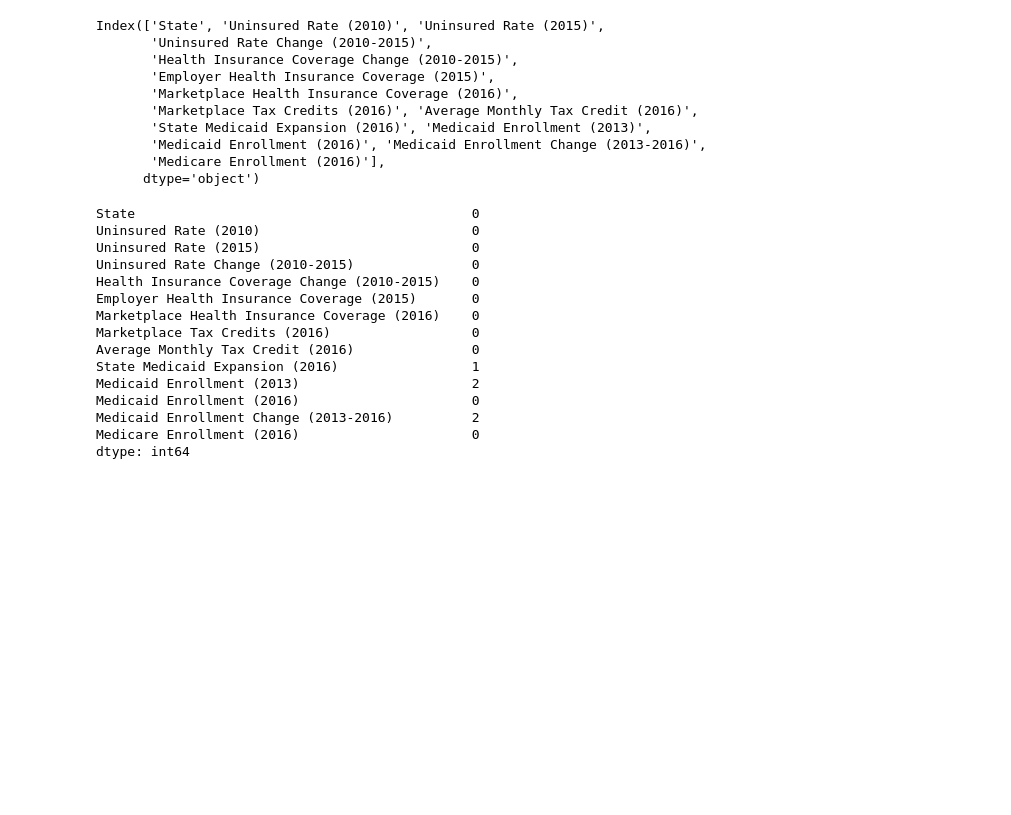
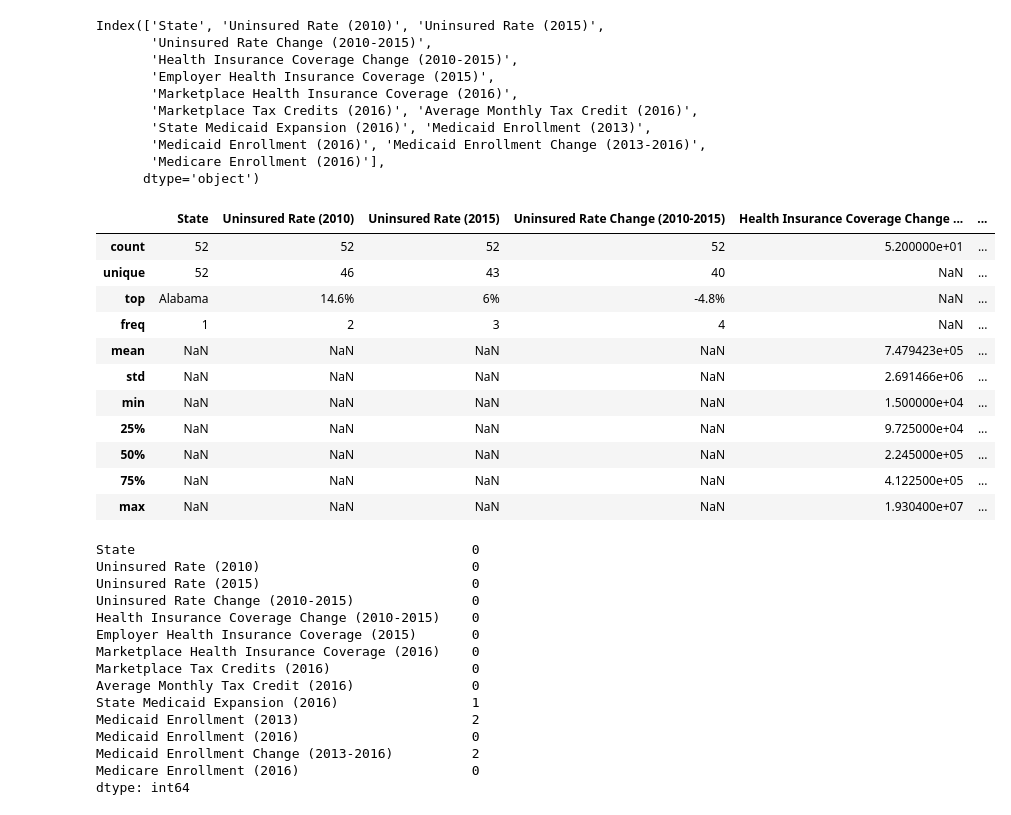
Before and after one commit to arimartorano/healthinsuranceanalysis, a Jupyter notebook: EDA.ipynb, the cells around one changed output. Saved outputs shown, nothing was run; the diff lists cells and outputs as text; code cells hidden in the pictures; blank space fills up the shorter version.

```diff
--- a/EDA.ipynb
+++ b/EDA.ipynb
@@ -58,6 +58,21 @@ Index(['State', 'Uninsured Rate (2010)', 'Uninsured Rate (2015)',
        'Medicaid Enrollment (2016)', 'Medicaid Enrollment Change (2013-2016)',
        'Medicare Enrollment (2016)'],
       dtype='object')
+# %%
+healthinsdf.describe(include='all')
+# %% [output]
+|  | State | Uninsured Rate (2010) | Uninsured Rate (2015) | Uninsured Rate Change (2010-2015) | Health Insurance Coverage Change ... | ... |
+| count | 52 | 52 | 52 | 52 | 5.200000e+01 | ... |
+| unique | 52 | 46 | 43 | 40 | NaN | ... |
+| top | Alabama | 14.6% | 6% | -4.8% | NaN | ... |
+| freq | 1 | 2 | 3 | 4 | NaN | ... |
+| mean | NaN | NaN | NaN | NaN | 7.479423e+05 | ... |
+| std | NaN | NaN | NaN | NaN | 2.691466e+06 | ... |
+| min | NaN | NaN | NaN | NaN | 1.500000e+04 | ... |
+| 25% | NaN | NaN | NaN | NaN | 9.725000e+04 | ... |
+| 50% | NaN | NaN | NaN | NaN | 2.245000e+05 | ... |
+| 75% | NaN | NaN | NaN | NaN | 4.122500e+05 | ... |
+| max | NaN | NaN | NaN | NaN | 1.930400e+07 | ... |
 # %%
 healthinsdf.isnull().sum()
 # %% [output]
```
Also changed, not shown: parts of 1 cell of this notebook.
